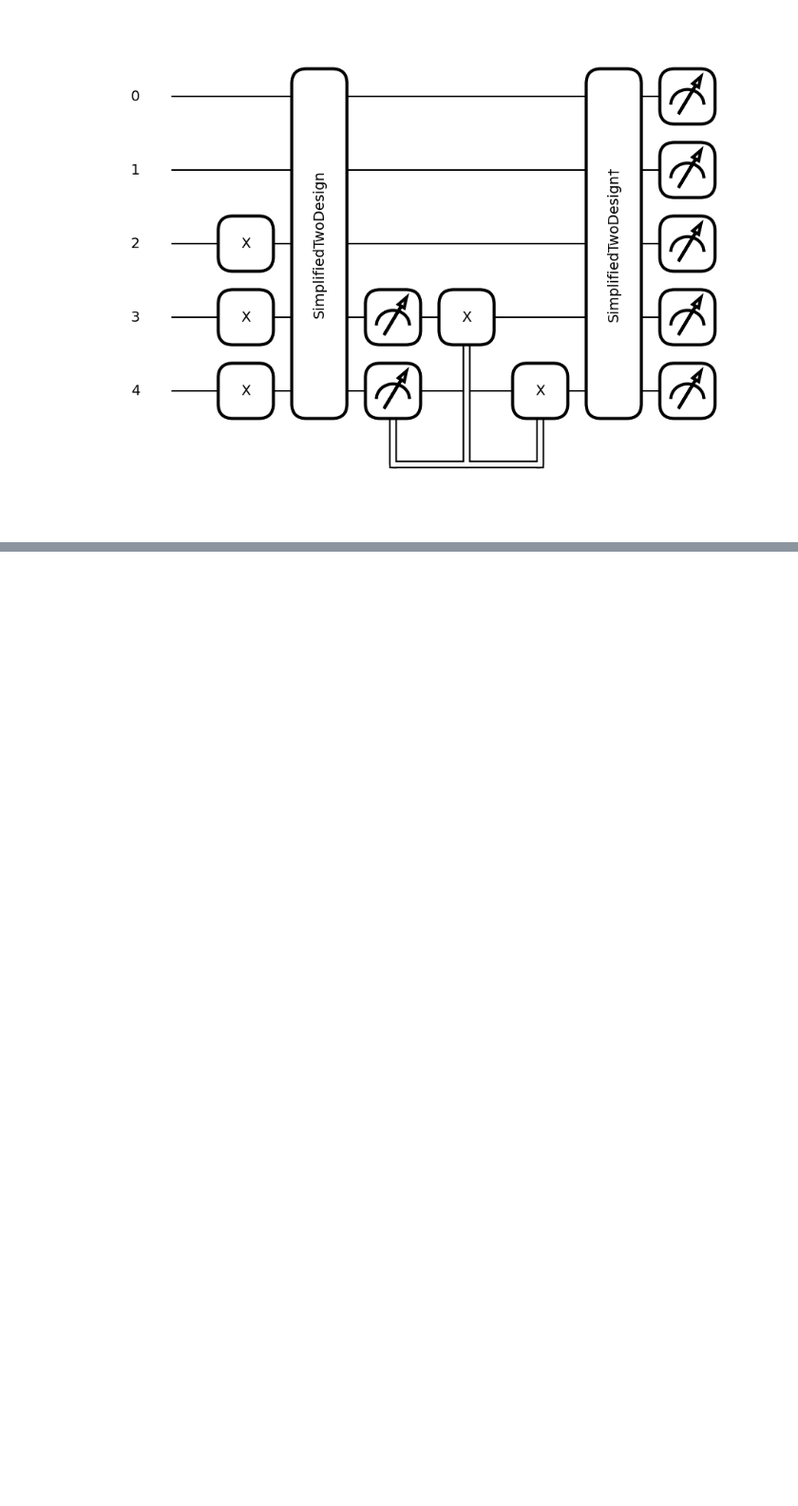
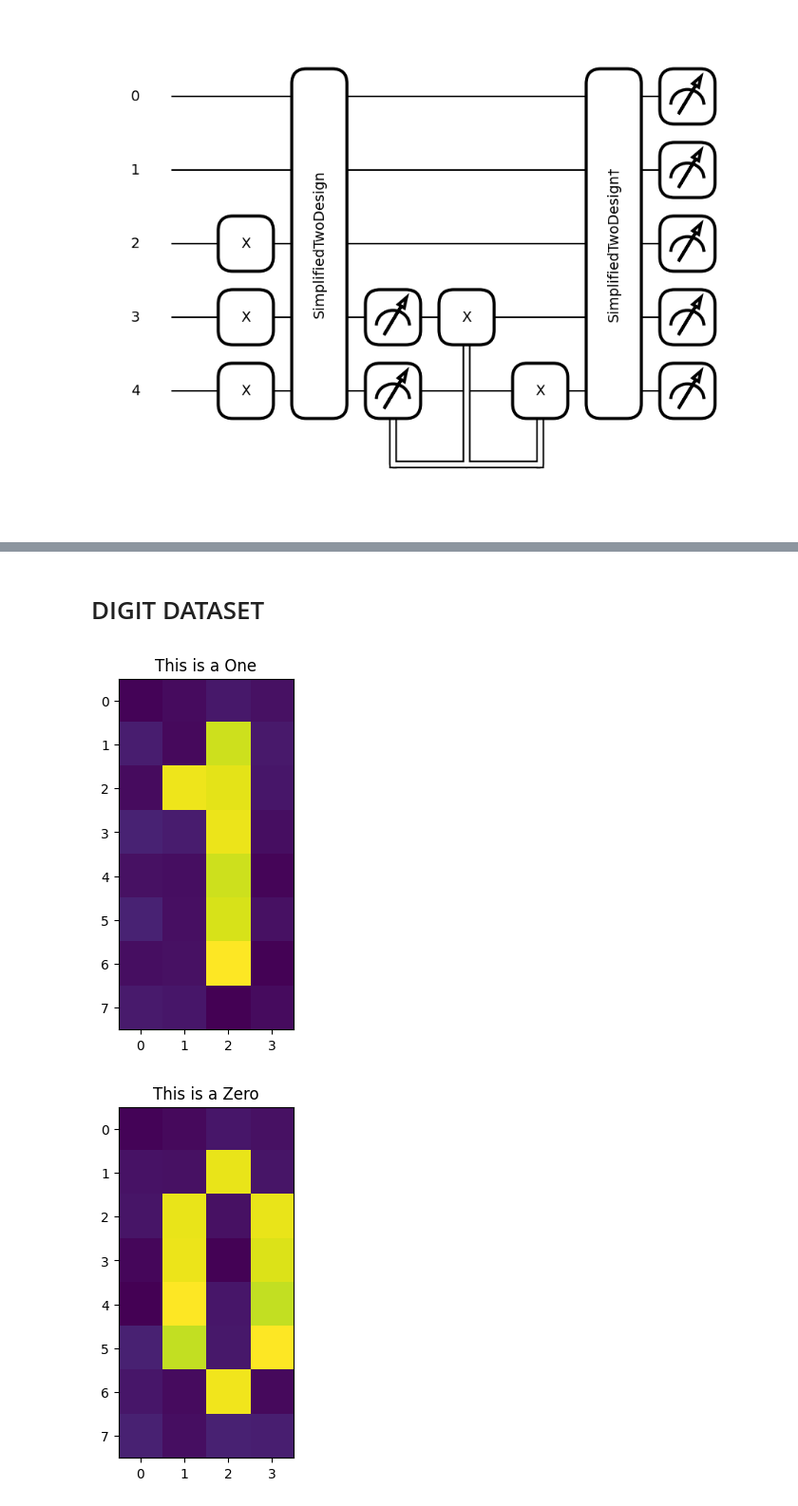
Before and after one commit to EdoardoZappia/Quantum_Autoencoder_PML_Exam, a Jupyter notebook: quantum_autoencoder.ipynb, the cells around one changed output, grey strips where cells are left out. Shown: that part at 95% size. Cells and saved outputs as stored; diff of their text form; code cells hidden in the pictures; blank space fills up the shorter version.

```diff
--- a/quantum_autoencoder.ipynb
+++ b/quantum_autoencoder.ipynb
@@ -186,0 +179,71 @@ print(fidelity)
+# %% [markdown]
+# DIGIT DATASET #
+# %%
+def zero_idx(j, i):
+    # Index for zero pixels
+    return [
+        [i, j],
+        [i - 1, j - 1],
+        [i - 1, j + 1],
+        [i - 2, j - 1],
+        [i - 2, j + 1],
+        [i - 3, j - 1],
+        [i - 3, j + 1],
+        [i - 4, j - 1],
+        [i - 4, j + 1],
+        [i - 5, j],
+    ]
+
+
+def one_idx(i, j):
+    # Index for one pixels
+    return [[i, j - 1], [i, j - 2], [i, j - 3], [i, j - 4], [i, j - 5], [i - 1, j - 4], [i, j]]
+
+
+def get_dataset_digits(num, draw=True):
+    # Create Dataset containing zero and one
+    train_images = []
+    train_labels = []
+    for i in range(int(num / 2)):
+        # First we introduce background noise
+        empty = np.array([np.random.uniform(0, 0.1) for i in range(32)]).reshape(8, 4)
+
+
+        # Now we insert the pixels for the one
+        for i, j in one_idx(2, 6):
+            empty[j][i] = np.random.uniform(0.9, 1)
+        train_images.append(empty)
+        train_labels.append(1)
+        if draw:
+            plt.title("This is a One")
+            plt.imshow(train_images[-1])
+            plt.show()
+
+    for i in range(int(num / 2)):
+        empty = np.array([np.random.uniform(0, 0.1) for i in range(32)]).reshape(8, 4)
+
+        # Now we insert the pixels for the zero
+        for k, j in zero_idx(2, 6):
+            empty[k][j] = np.random.uniform(0.9, 1)
+
+        train_images.append(empty)
+        train_labels.append(0)
+        if draw:
+            plt.imshow(train_images[-1])
+            plt.title("This is a Zero")
+            plt.show()
+
+    train_images = np.array(train_images)
+    train_images = train_images.reshape(len(train_images), 32)
+
+    for i in range(len(train_images)):
+        sum_sq = np.sum(train_images[i] ** 2)
+        train_images[i] = train_images[i] / np.sqrt(sum_sq)
+
+    return train_images, train_labels
+
+
+train_images, __ = get_dataset_digits(2)
+# %% [output]
+[figure, added]
+[figure, added]
```
Also changed, not shown: parts of 19 cells of this notebook, 2 other files.
